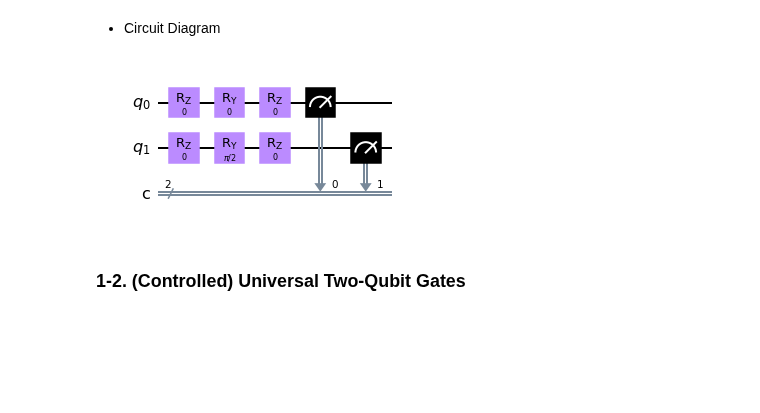
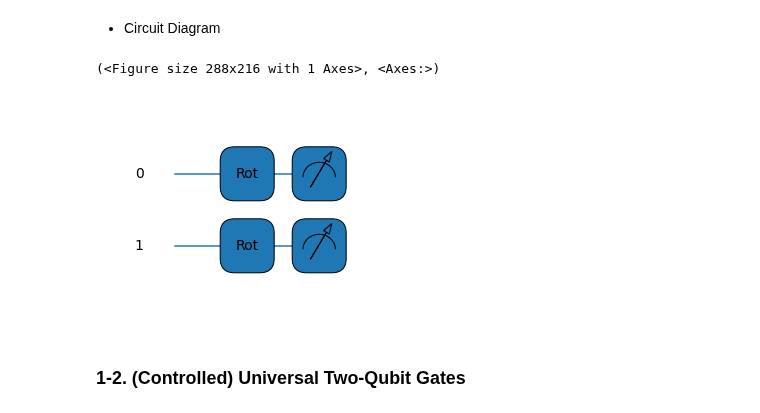
Before and after one commit to dkleeqc/vqsd, a Jupyter notebook: 2qb_povm_clf.ipynb, the cells around one changed output. Cells and saved outputs as stored; diff of their text form; code cells hidden in the pictures; blank space fills up the shorter version.

Commit message:
details of two-qubit povm classifer

```diff
--- a/2qb_povm_clf.ipynb
+++ b/2qb_povm_clf.ipynb
@@ -16,16 +16,17 @@ two_bloch_vecs = [[0,0,1],[1,0,0]]
 # %% [markdown]
 - Circuit Diagram
 # %%
-dev_qiskit = qml.device("qiskit.aer", wires=2)
-@qml.qnode(dev_qiskit)
+dev = qml.device("default.qubit", wires=2)
+@qml.qnode(dev)
 def circ_test():
     for i, vec in enumerate(two_bloch_vecs):
         State_Preparation(vec).on_circuit(wires=[i])
-    return qml.expval(qml.PauliZ(0) @ qml.PauliZ(1))
+    return qml.probs(wires=[0,1])
 circ_test()
-dev_qiskit._circuit.draw(output="mpl")
+qml.draw_mpl(circ_test)()
 # %% [output]
+(<Figure size 288x216 with 1 Axes>, <Axes:>)
-[figure, old version]
+[figure, new version]
 # %% [markdown]
 ### 1-2. (Controlled) Universal Two-Qubit Gates
 # %% [markdown]
```
Also changed, not shown: parts of 48 cells of this notebook.
